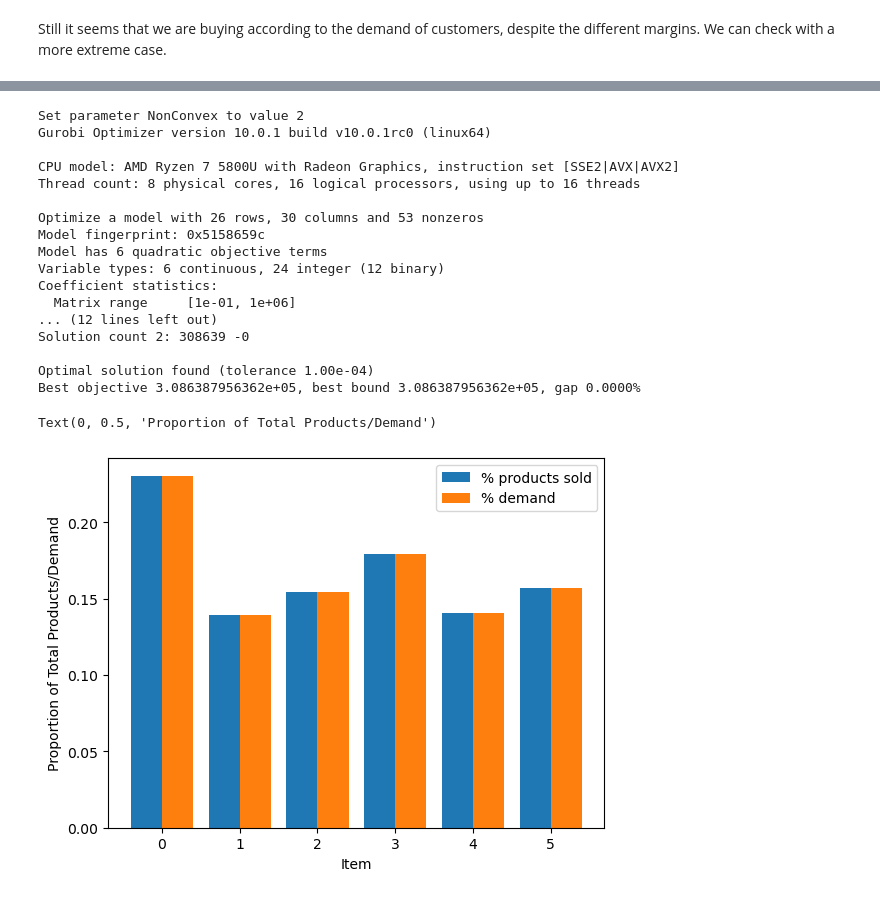
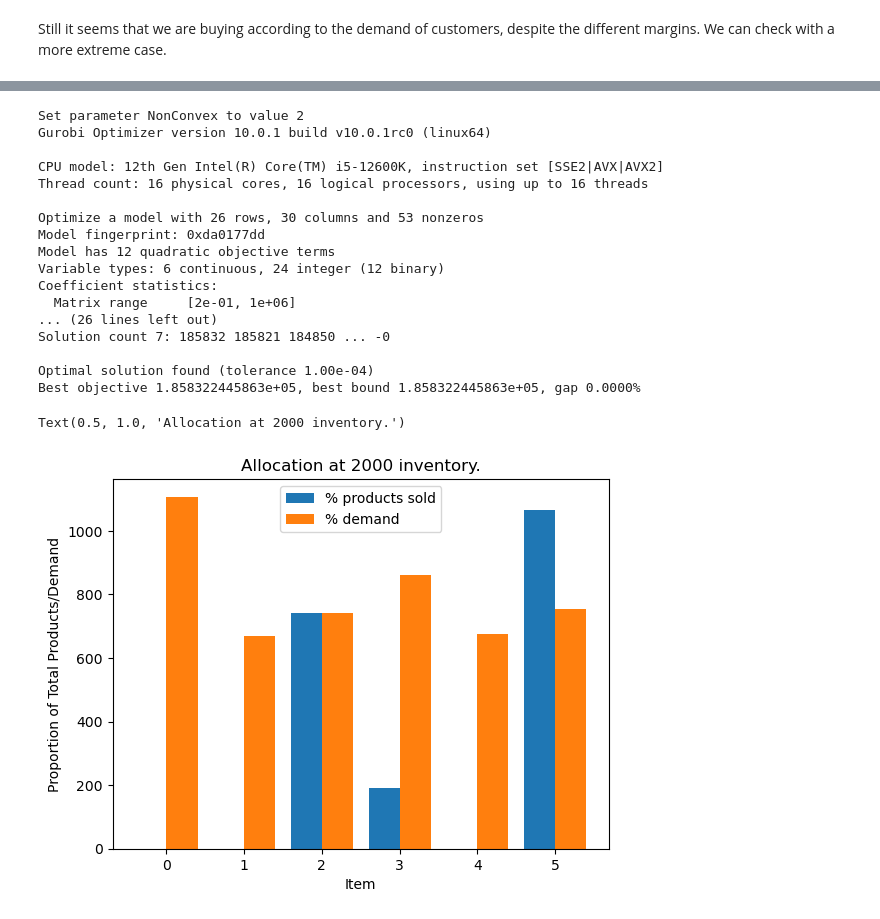
Before and after one commit to owowouwu/optimisation-ass-2, a Jupyter notebook: allocation_experiment.ipynb, the cells around one changed output, grey strips where cells are left out. Cells and saved outputs as stored; diff of their text form; code cells hidden in the pictures.

```diff
--- a/allocation_experiment.ipynb
+++ b/allocation_experiment.ipynb
@@ -74,7 +74,12 @@ n_customers = {}
 for category in product_category:
     n_customers[category] = (table.loc[category]['customers'].sum())
 
+weights = {}
+for category in product_category:
+    weights[category] = (table.loc[category]['product_weight_g'].values)
+
 print("Buying prices ", buying)
 print("RRP ", selling)
 print("Product ratings ", rating)
+print("Weights ", weights)
 # %% [output]
@@ -338,31 +405,32 @@ Still it seems that we are buying according to the demand of customers, despite
 # %%
-buying['computers_accessories'][5] = 0.
-INVENTORY_SPACE = 100000
+INVENTORY_SPACE = 2000
+FREE_SHIPPING_FACTOR = 0.2
+SHIPPING_COST = 10
 m,data = run_model()
 sold_items = data['computers_accessories']['sold']
-prop_products_sold = sold_items/ np.sum(sold_items)
-plt.bar(np.arange(6) - 0.2, prop_products_sold, 0.4, label = '% products sold')
-plt.bar(np.arange(6) + 0.2, prop_customers, 0.4, label = '% demand')
+plt.bar(np.arange(6) - 0.2, sold_items, 0.4, label = '% products sold')
+plt.bar(np.arange(6) + 0.2, max_customers, 0.4, label = '% demand')
 plt.legend()
 plt.xlabel("Item")
 plt.ylabel("Proportion of Total Products/Demand")
+plt.title(f"Allocation at {INVENTORY_SPACE} inventory.")
 # %% [output]
 Set parameter NonConvex to value 2
 Gurobi Optimizer version 10.0.1 build v10.0.1rc0 (linux64)
 
-CPU model: AMD Ryzen 7 5800U with Radeon Graphics, instruction set [SSE2|AVX|AVX2]
-Thread count: 8 physical cores, 16 logical processors, using up to 16 threads
+CPU model: 12th Gen Intel(R) Core(TM) i5-12600K, instruction set [SSE2|AVX|AVX2]
+Thread count: 16 physical cores, 16 logical processors, using up to 16 threads
 
 Optimize a model with 26 rows, 30 columns and 53 nonzeros
-Model fingerprint: 0x5158659c
-Model has 6 quadratic objective terms
+Model fingerprint: 0xda0177dd
+Model has 12 quadratic objective terms
 Variable types: 6 continuous, 24 integer (12 binary)
 Coefficient statistics:
-  Matrix range     [1e-01, 1e+06]
-... (12 lines left out)
-Solution count 2: 308639 -0
+  Matrix range     [2e-01, 1e+06]
+... (26 lines left out)
+Solution count 7: 185832 185821 184850 ... -0
 
 Optimal solution found (tolerance 1.00e-04)
-Best objective 3.086387956362e+05, best bound 3.086387956362e+05, gap 0.0000%
+Best objective 1.858322445863e+05, best bound 1.858322445863e+05, gap 0.0000%
-Text(0, 0.5, 'Proportion of Total Products/Demand')
+Text(0.5, 1.0, 'Allocation at 2000 inventory.')
-[figure, old version]
+[figure, new version]
```
Also changed, not shown: parts of 17 cells of this notebook, 9 other files.
